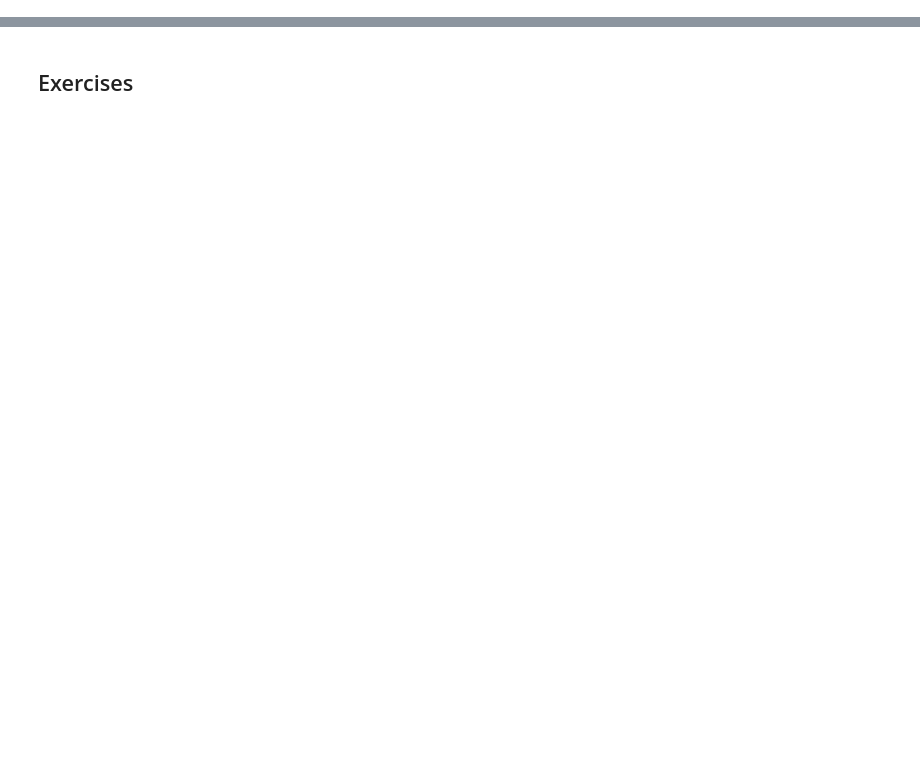
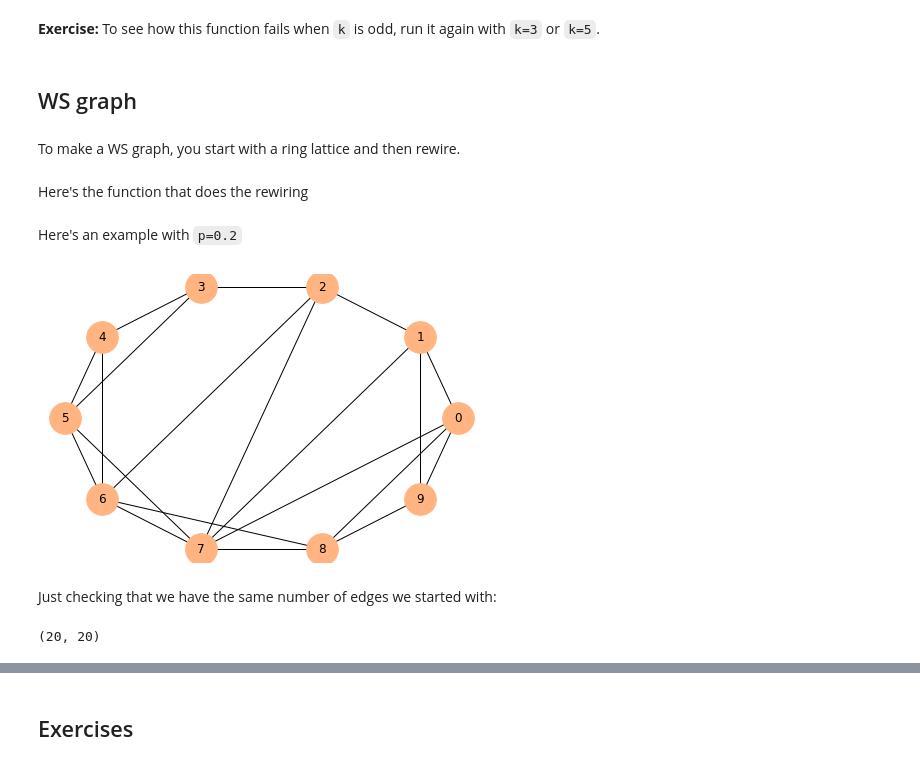
Before and after one commit to powderflask/complex-colab, a Jupyter notebook: notebooks/chap05.ipynb, the cells around one changed output, grey strips where cells are left out. Cells and saved outputs as stored; diff of their text form; code cells hidden in the pictures; blank space fills up the shorter version.

```diff
--- a/notebooks/chap05.ipynb
+++ b/notebooks/chap05.ipynb
@@ -517,0 +31,5 @@ But there is certainly room for a model that does a better job of fitting the wh
+# %%
+# node colors for drawing networks
+colors = sns.color_palette('pastel', 5)
+#sns.palplot(colors)
+sns.set_palette(colors)
@@ -517,0 +53,4 @@ But there is certainly room for a model that does a better job of fitting the wh
+# %%
+nodes = range(5)
+for edge in adjacent_edges(nodes, 1):
+    print(edge)
@@ -517,0 +65,14 @@ But there is certainly room for a model that does a better job of fitting the wh
+# %%
+def make_ring_lattice(n, k):
+    """Makes a ring lattice with `n` nodes and degree `k`.
+
+    Note: this only works correctly if k is even.
+
+    n: number of nodes
+    k: degree of each node
+    """
+    G = nx.Graph()
+    nodes = range(n)
+    G.add_nodes_from(nodes)
+    G.add_edges_from(adjacent_edges(nodes, k//2))
+    return G
@@ -517,0 +92,19 @@ But there is certainly room for a model that does a better job of fitting the wh
+# %% [markdown]
+**Exercise:** To see how this function fails when `k` is odd, run it again with `k=3` or `k=5`.
+# %% [markdown]
+## WS graph
+# %% [markdown]
+To make a WS graph, you start with a ring lattice and then rewire.
+# %%
+def make_ws_graph(n, k, p):
+    """Makes a Watts-Strogatz graph.
+
+    n: number of nodes
+    k: degree of each node
+    p: probability of rewiring an edge
+    """
+    ws = make_ring_lattice(n, k)
+    rewire(ws, p)
+    return ws
+# %% [markdown]
+Here's the function that does the rewiring
@@ -517,0 +129,16 @@ But there is certainly room for a model that does a better job of fitting the wh
+# %% [markdown]
+Here's an example with `p=0.2`
+# %%
+ws = make_ws_graph(10, 4, 0.2)
+nx.draw_circular(ws,
+                 node_color='C1',
+                 node_size=1000,
+                 with_labels=True)
+# %% [output]
+[figure, added]
+# %% [markdown]
+Just checking that we have the same number of edges we started with:
+# %%
+len(lattice.edges()), len(ws.edges())
+# %% [output]
+(20, 20)
```
Also changed, not shown: parts of 216 cells of this notebook, 1 other file.
